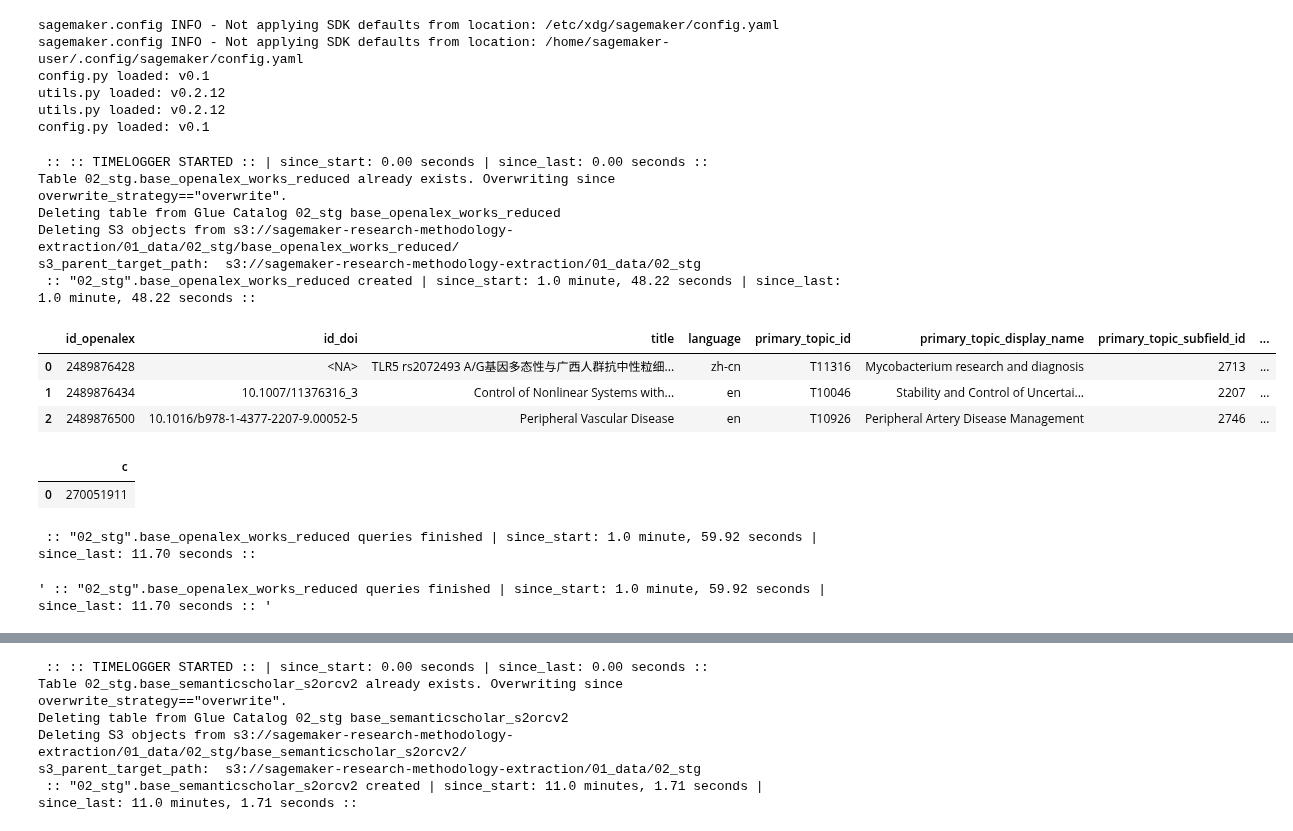
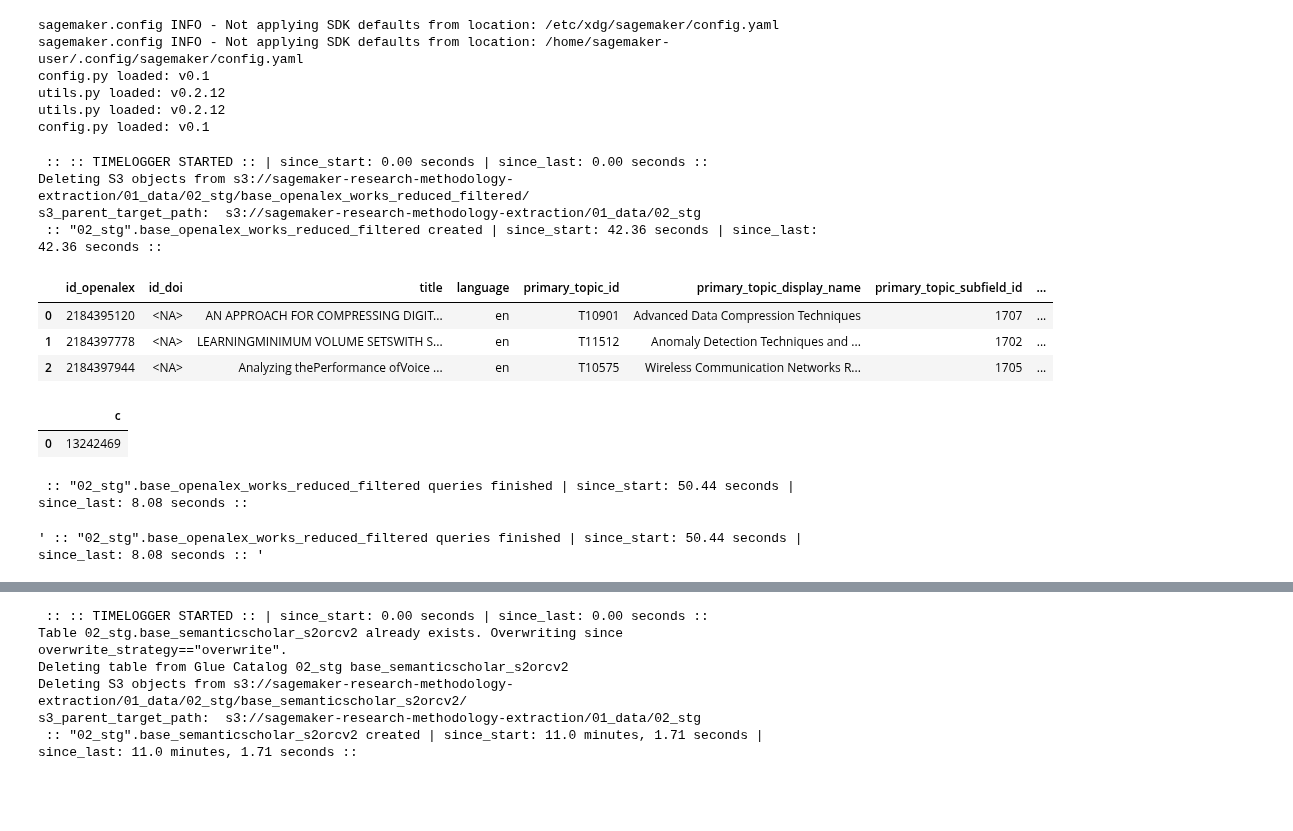
Before and after one commit to ka-steve/sagemaker_research_classification, a Jupyter notebook: src/04_transformation/04_01_transformation_control.ipynb, the cells around one changed output, grey strips where cells are left out. Saved outputs shown, nothing was run; the diff lists cells and outputs as text; code cells hidden in the pictures; blank space fills up the shorter version.

```diff
--- a/src/04_transformation/04_01_transformation_control.ipynb
+++ b/src/04_transformation/04_01_transformation_control.ipynb
@@ -78,32 +78,30 @@ if False: # do not run this again, takes a day
         wait=True
     )
 # %%
-table_name = 'base_openalex_works_reduced'
+table_name = 'base_openalex_works_reduced_filtered'
 timelogger = utils.TimeLogger()
 utils.create_table_from_sql_file(
     database_name = '02_stg',
     table_name = table_name,
     overwrite_strategy='overwrite', # options: fail, overwrite, ignore
     wait=True,
 )
 timelogger.log(f'"02_stg".{table_name} created')
 
 utils.pd_set_options(cols=500)
 display(wr.athena.read_sql_query(f"""SELECT * FROM "02_stg".{table_name} LIMIT 3 """, '02_stg'))
 display(wr.athena.read_sql_query(f"""SELECT COUNT(*) AS c FROM "02_stg".{table_name} """, '02_stg'))
 timelogger.log(f'"02_stg".{table_name} queries finished')
 # %% [output]
  :: :: TIMELOGGER STARTED :: | since_start: 0.00 seconds | since_last: 0.00 seconds ::
-Table 02_stg.base_openalex_works_reduced already exists. Overwriting since overwrite_strategy=="overwrite".
-Deleting table from Glue Catalog 02_stg base_openalex_works_reduced
-Deleting S3 objects from s3://sagemaker-research-methodology-extraction/01_data/02_stg/base_openalex_works_reduced/
+Deleting S3 objects from s3://sagemaker-research-methodology-extraction/01_data/02_stg/base_openalex_works_reduced_filtered/
 s3_parent_target_path:  s3://sagemaker-research-methodology-extraction/01_data/02_stg
- :: "02_stg".base_openalex_works_reduced created | since_start: 1.0 minute, 48.22 seconds | since_last: 1.0 minute, 48.22 seconds ::
+ :: "02_stg".base_openalex_works_reduced_filtered created | since_start: 42.36 seconds | since_last: 42.36 seconds ::
 |  | id_openalex | id_doi | title | language | primary_topic_id | primary_topic_display_name | primary_topic_subfield_id | ... |
-| 0 | 2489876428 | <NA> | TLR5 rs2072493 A/G基因多态性与广西人群抗中性粒细... | zh-cn | T11316 | Mycobacterium research and diagnosis | 2713 | ... |
-| 1 | 2489876434 | 10.1007/11376316_3 | Control of Nonlinear Systems with... | en | T10046 | Stability and Control of Uncertai... | 2207 | ... |
-| 2 | 2489876500 | 10.1016/b978-1-4377-2207-9.00052-5 | Peripheral Vascular Disease | en | T10926 | Peripheral Artery Disease Management | 2746 | ... |
+| 0 | 2184395120 | <NA> | AN APPROACH FOR COMPRESSING DIGIT... | en | T10901 | Advanced Data Compression Techniques | 1707 | ... |
+| 1 | 2184397778 | <NA> | LEARNINGMINIMUM VOLUME SETSWITH S... | en | T11512 | Anomaly Detection Techniques and ... | 1702 | ... |
+| 2 | 2184397944 | <NA> | Analyzing thePerformance ofVoice ... | en | T10575 | Wireless Communication Networks R... | 1705 | ... |
 |  | c |
-| 0 | 270051911 |
+| 0 | 13242469 |
- :: "02_stg".base_openalex_works_reduced queries finished | since_start: 1.0 minute, 59.92 seconds | since_last: 11.70 seconds ::
+ :: "02_stg".base_openalex_works_reduced_filtered queries finished | since_start: 50.44 seconds | since_last: 8.08 seconds ::
-' :: "02_stg".base_openalex_works_reduced queries finished | since_start: 1.0 minute, 59.92 seconds | since_last: 11.70 seconds :: '
+' :: "02_stg".base_openalex_works_reduced_filtered queries finished | since_start: 50.44 seconds | since_last: 8.08 seconds :: '
```
Also changed, not shown: parts of 5 cells of this notebook, 4 other files.
